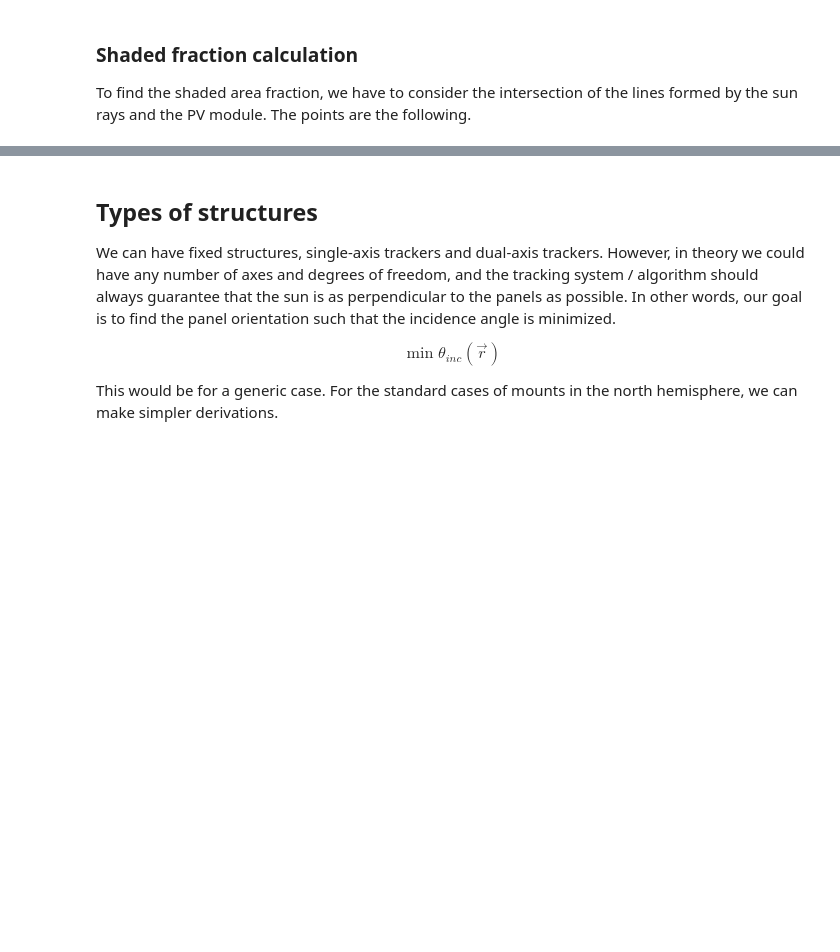
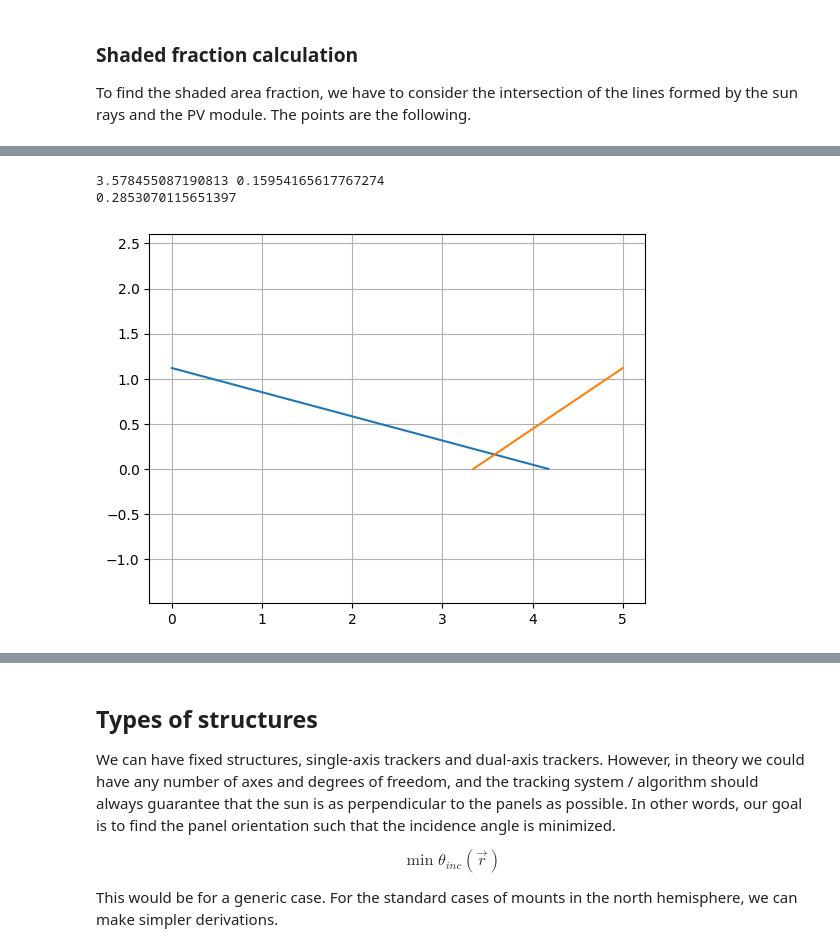
Before and after one commit to pedrodamas1/Shadow-Casting, a Jupyter notebook: formulation.ipynb, the cells around one changed output, grey strips where cells are left out. Drawn from its saved outputs; the diff is of its cells as text; code cells hidden in the pictures; blank space fills up the shorter version.

```diff
--- a/formulation.ipynb
+++ b/formulation.ipynb
@@ -178,0 +199,73 @@ Image(filename='img/row_shadings_diagram.png', width=400)
+# %%
+class Point2D:
+	def __init__(self, x: float, y: float) -> None:
+		self.x = x
+		self.y = y
+
+def calc_slope(p1: Point2D, p2: Point2D) -> float:
+	# slope = m = dy/dx = (y2-y1) / (x2-x1)
+	return (p2.y-p1.y) / (p2.x-p1.x)
+
+def calc_intercept(p1: Point2D, p2: Point2D) -> float:
+	# y_intercept = y0 = y1 - slope*x1
+	slope = calc_slope(p1, p2)
+	return p1.y - slope*p1.x
+
+class Line2D:
+	def __init__(self, slope: float, y_intercept: float) -> None:
+		self.slope = slope
+		self.y_intercept = y_intercept
+
+	def evaluate(self, x: float) -> float:
+		return self.slope*x + self.y_intercept
+
+def intersection(l1: Line2D, l2: Line2D) -> tuple:
+	a1 = -l1.slope
+	b1 = 1
+	c1 = -l1.y_intercept
+	a2 = -l2.slope
+	b2 = 1
+	c2 = -l2.y_intercept
+	denom = (a1*b2 - a2*b1)
+	x = (b1*c2 - b2*c1) / denom
+	y = (a2*c1 - a1*c2) / denom
+	return x,y
+
+def calc_distance(p1: Point2D, p2: Point2D) -> float:
+	return np.sqrt((p2.y-p1.y)**2 + (p2.x-p1.x)**2)
+
+L = 2 # panel length in meters
+beta = 34 *np.pi/180 # panel inclination in radians
+lmbda = 5 # row pitch in meters
+alpha = 15 *np.pi/180 # solar altitude in radians
+
+A = Point2D(0, L*np.sin(beta))
+B = Point2D(L*np.sin(beta)/np.tan(alpha), 0)
+C = Point2D(lmbda-L*np.cos(beta), 0)
+D = Point2D(lmbda, L*np.sin(beta))
+E = Point2D(0, L*np.sin(beta)-lmbda*np.tan(beta))
+F = Point2D(lmbda, 0)
+
+l_sun = Line2D(-np.tan(alpha), A.y)
+x_sun = np.linspace(0, B.x, 10)
+y_sun = l_sun.evaluate(x_sun)
+
+l_pv = Line2D(np.tan(beta), E.y)
+x_pv = np.linspace(C.x, F.x, 10)
+y_pv = l_pv.evaluate(x_pv)
+
+P = Point2D(*intersection(l_sun, l_pv))
+print(P.x, P.y)
+print(calc_distance(C, P))
+
+import matplotlib.pyplot as plt
+
+plt.plot(x_sun, y_sun)
+plt.plot(x_pv, y_pv)
+plt.grid()
+plt.axis('equal')
+plt.show()
+# %% [output]
+3.578455087190813 0.15954165617767274
+0.2853070115651397
+[figure, added]
```
Also changed, not shown: parts of 10 cells of this notebook, 2 other files.
